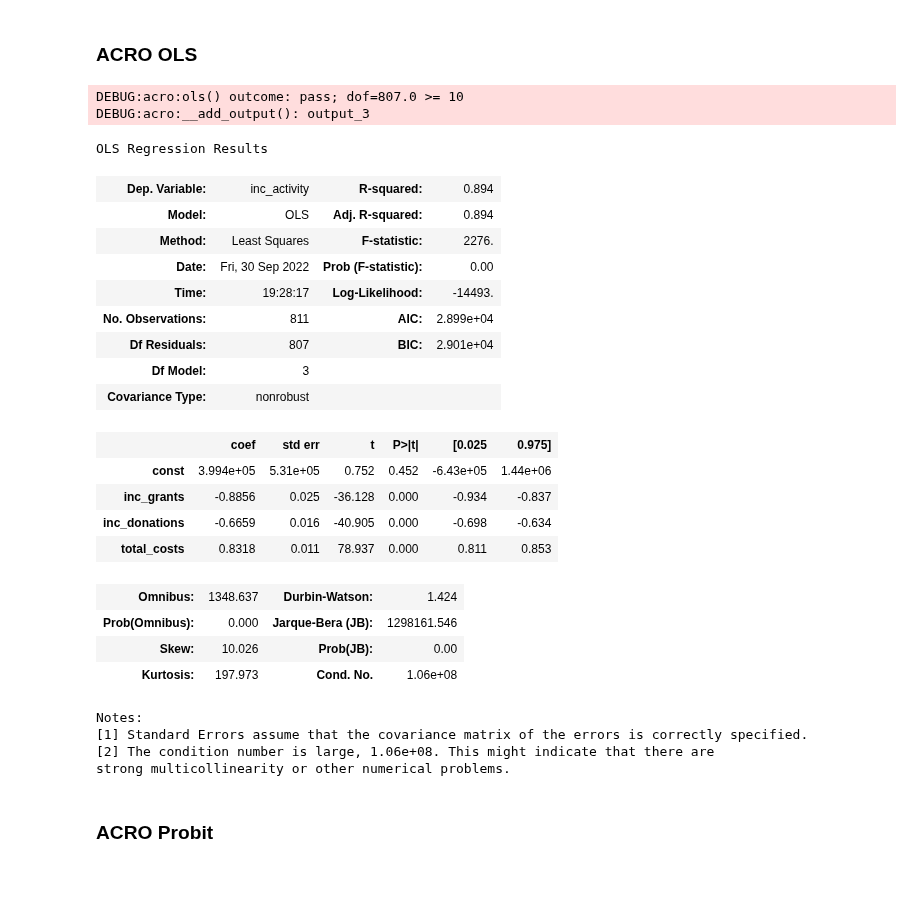
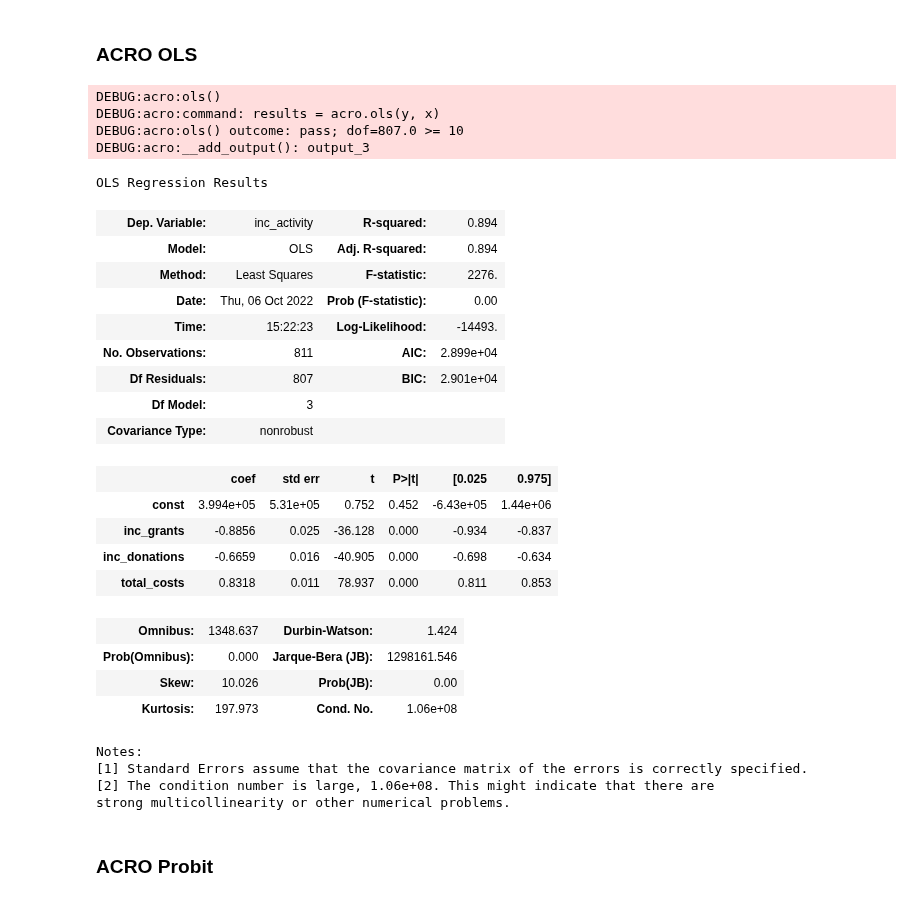
Before and after one commit to AI-SDC/ACRO, a Jupyter notebook: notebooks/test.ipynb, the cells around one changed output. Drawn from its saved outputs; the diff is of its cells as text; code cells hidden in the pictures.

```diff
--- a/notebooks/test.ipynb
+++ b/notebooks/test.ipynb
@@ -142,23 +141,25 @@ DEBUG:acro:__add_output(): output_2
 # %%
 new_df = df[["inc_activity", "inc_grants", "inc_donations", "total_costs"]]
 new_df = new_df.dropna()
 
 y = new_df["inc_activity"]
 x = new_df[["inc_grants", "inc_donations", "total_costs"]]
-x = sm.add_constant(x)
+x = add_constant(x)
 
 # auto fit
 results = acro.ols(y, x)
 results.summary()
 # %% [output]
+DEBUG:acro:ols()
+DEBUG:acro:command: results = acro.ols(y, x)
 DEBUG:acro:ols() outcome: pass; dof=807.0 >= 10
 DEBUG:acro:__add_output(): output_3
 OLS Regression Results
 | Dep. Variable: | inc_activity | R-squared: | 0.894 |
 | Model: | OLS | Adj. R-squared: | 0.894 |
 | Method: | Least Squares | F-statistic: | 2276. |
-| Date: | Fri, 30 Sep 2022 | Prob (F-statistic): | 0.00 |
-| Time: | 19:28:17 | Log-Likelihood: | -14493. |
+| Date: | Thu, 06 Oct 2022 | Prob (F-statistic): | 0.00 |
+| Time: | 15:22:23 | Log-Likelihood: | -14493. |
 | No. Observations: | 811 | AIC: | 2.899e+04 |
 | Df Residuals: | 807 | BIC: | 2.901e+04 |
 | Df Model: | 3 |  |  |
```
Also changed, not shown: parts of 7 cells of this notebook, 4 other files.
